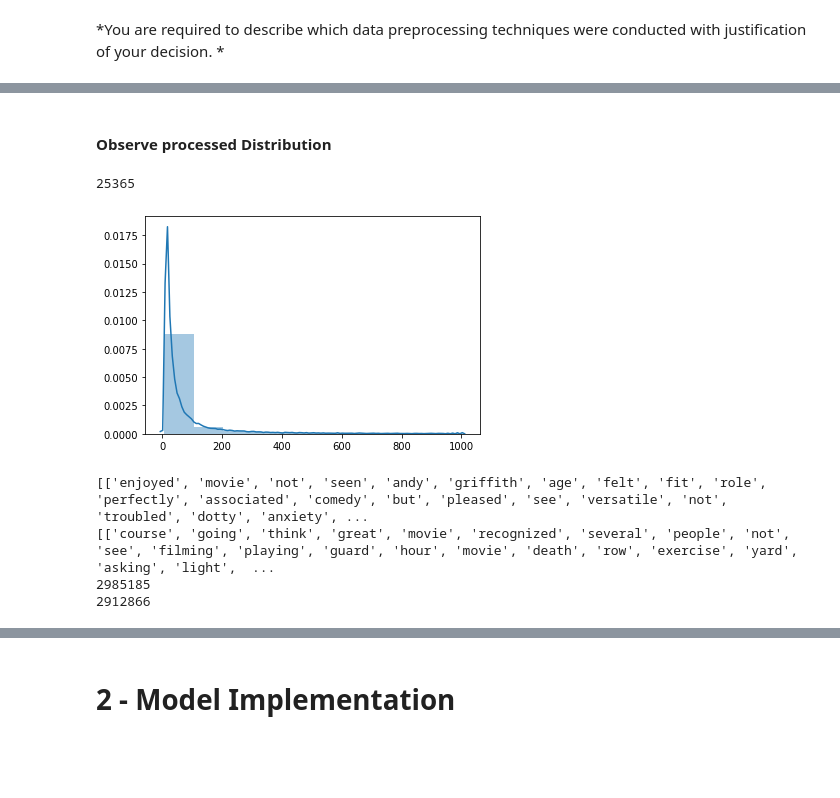
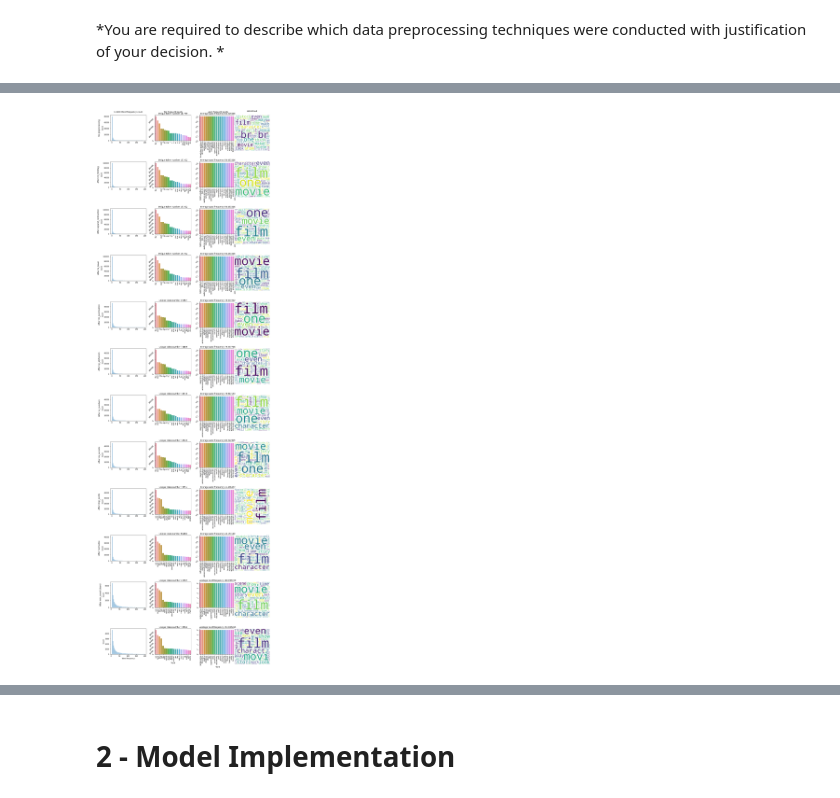
Before and after one commit to Dovermore/COMP5046-ass1, a Jupyter notebook: zhua9812_COMP5046_Ass1.ipynb, the cells around one changed output, grey strips where cells are left out. Drawn from its saved outputs; the diff is of its cells as text; code cells hidden in the pictures; blank space fills up the shorter version.

```diff
--- a/zhua9812_COMP5046_Ass1.ipynb
+++ b/zhua9812_COMP5046_Ass1.ipynb
@@ -83,31 +59,49 @@ show_token_stats(raw_tokens)
-# %% [markdown]
-#### Observe processed Distribution
-# %%
-processed_tokens = preprocess_texts(reviews_train, min_count=5)
-show_token_stats(processed_tokens)
-# %% [output]
-25365
-[figure, removed]
-# %%
-tpt = TextPreprocessTransformer()
-tokens_train = tpt.fit_transform(reviews_train)
-tokens_test = tpt.transform(reviews_test)
-
-total_len_train = 0
-for tokens in tokens_train:
-    total_len_train += len(tokens)
-
-total_len_test = 0
-for tokens in tokens_test:
-    total_len_test += len(tokens)
-
-print(tokens_train[:2])
-print(tokens_test[:2])
-
-print(total_len_train)
-print(total_len_test)
-# %% [output]
-[['enjoyed', 'movie', 'not', 'seen', 'andy', 'griffith', 'age', 'felt', 'fit', 'role', 'perfectly', 'associated', 'comedy', 'but', 'pleased', 'see', 'versatile', 'not', 'troubled', 'dotty', 'anxiety', ...
-[['course', 'going', 'think', 'great', 'movie', 'recognized', 'several', 'people', 'not', 'see', 'filming', 'playing', 'guard', 'hour', 'movie', 'death', 'row', 'exercise', 'yard', 'asking', 'light',  ...
-2985185
-2912866
+# %%
+use_cache = True
+if not use_cache:
+    # All types of preprocessed tokens.
+    steps_tokens = check_preprocessing_step(reviews_train)
+    with open(prep_analysis_data_path, "w") as fp:
+        json.dump(steps_tokens, fp)
+else:
+    try:
+        _ = steps_tokens
+    except:
+        # Execute this line to load from file, intead of soing it all over again
+        steps_tokens = read_json(prep_analysis_data_path)
+
+num_step = len(steps_tokens)
+fig, axes = plt.subplots(num_step, 4, figsize=[16, num_step * 4], facecolor="w")
+
+pad = 5
+# Top col names
+cols = ["(<200) Word frequency count", "Top frequent words", "Least frequent words", "Wordcloud"]
+for ax, col in zip(axes[0], cols):
+    ax.annotate(col, xy=(0.5, 1.07), xytext=(0, pad),
+                xycoords='axes fraction', textcoords='offset points',
+                size='large', ha='center', va='baseline')
+# Left row names
+rows = ["No preprocessing"] + ["After %s" % (row) for row in steps_tokens[-1][0]]
+rows[-1] += " (stem)"
+for ax, row in zip(axes[:,0], rows):
+    text = ax.annotate(row, xy=(0, 0.5), xytext=(-ax.yaxis.labelpad - pad, 0),
+                       xycoords=ax.yaxis.label, textcoords='offset points',
+                       size='large', ha='right', va='center', rotation=90)
+
+# Bottom x axis
+axes[-1, 0].set_xlabel("Word frequency")
+axes[-1, 1].set_xlabel("Word")
+axes[-1, 2].set_xlabel("Word")
+
+for _axes, (steps, tokens) in zip(axes, steps_tokens):
+    show_token_stats(tokens, axes=_axes, dist_kwargs={"norm_hist":False, "kde":False})
+    # Left axis
+    _axes[0].set_ylabel("Count")
+fig.tight_layout()
+
+for _axes in axes:
+    ax = _axes[-1]
+    box = ax.get_position()
+    ax.set_position([box.x0 * 0.92, box.y0 - box.height * 0.4, box.width * 1.4 , box.height * 1.4])
+# %% [output]
+[figure, added]
```
Also changed, not shown: parts of 57 cells of this notebook.
